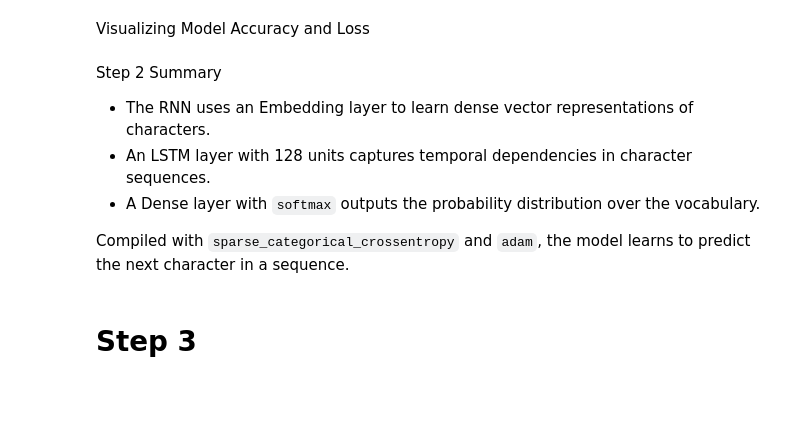
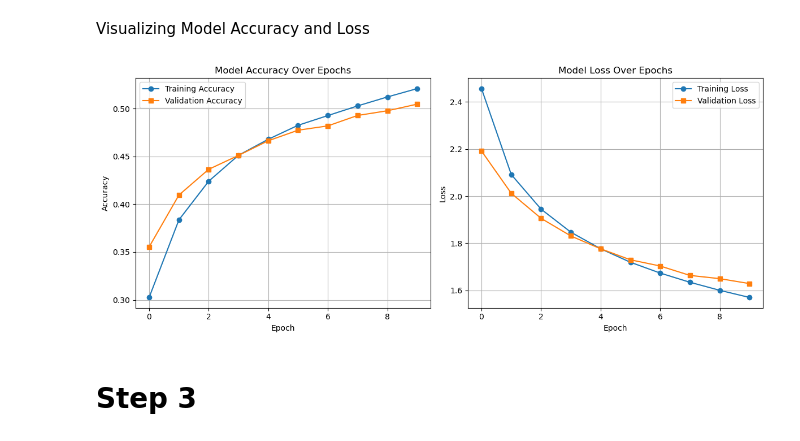
Before and after one commit to itoshiyanazawa/rnn_project, a Jupyter notebook: main.ipynb, the cells around one changed output. Saved outputs shown, nothing was run; the diff lists cells and outputs as text; code cells hidden in the pictures; blank space fills up the shorter version.

Commit message:
finished step 2

```diff
--- a/main.ipynb
+++ b/main.ipynb
@@ -190,11 +209,9 @@ Validation set shape: (1694006, 100)
 Training the Model
 # %%
 history = model.fit(
-    X_train, y_train,
-    validation_data=(X_val, y_val),
-    batch_size=128,
+    train_dataset,
     epochs=10,
-    verbose=1
+    validation_data=val_dataset
 )
 # %% [output]
 Epoch 1/10
@@ -202,33 +237,36 @@ Epoch 1/10
 # %% [markdown]
 Visualizing Model Accuracy and Loss
 # %%
-# Accuracy Plot
-plt.plot(history.history['accuracy'], label='Train Accuracy')
-plt.plot(history.history['val_accuracy'], label='Validation Accuracy')
-plt.title("Model Accuracy Over Epochs")
-plt.xlabel("Epoch")
-plt.ylabel("Accuracy")
+import matplotlib.pyplot as plt
+
+history_dict = history.history
+
+# Accuracy plot
+plt.figure(figsize=(12, 5))
+
+plt.subplot(1, 2, 1)
+plt.plot(history_dict['accuracy'], label='Training Accuracy', marker='o')
+plt.plot(history_dict['val_accuracy'], label='Validation Accuracy', marker='s')
+plt.title('Model Accuracy Over Epochs')
+plt.xlabel('Epoch')
+plt.ylabel('Accuracy')
 plt.legend()
 plt.grid(True)
-plt.show()
 
-# Loss Plot
-plt.plot(history.history['loss'], label='Train Loss')
-plt.plot(history.history['val_loss'], label='Validation Loss')
-plt.title("Model Loss Over Epochs")
-plt.xlabel("Epoch")
-plt.ylabel("Loss")
+# Loss plot
+plt.subplot(1, 2, 2)
+plt.plot(history_dict['loss'], label='Training Loss', marker='o')
+plt.plot(history_dict['val_loss'], label='Validation Loss', marker='s')
+plt.title('Model Loss Over Epochs')
+plt.xlabel('Epoch')
+plt.ylabel('Loss')
 plt.legend()
 plt.grid(True)
+
+plt.tight_layout()
 plt.show()
+# %% [output]
+[figure, added]
-# %% [markdown]
-Step 2 Summary
-
-- The RNN uses an Embedding layer to learn dense vector representations of characters.
-- An LSTM layer with 128 units captures temporal dependencies in character sequences.
-- A Dense layer with `softmax` outputs the probability distribution over the vocabulary.
-
-Compiled with `sparse_categorical_crossentropy` and `adam`, the model learns to predict the next character in a sequence.
 # %% [markdown]
 # Step 3
 # %% [markdown]
```
Also changed, not shown: parts of 5 cells of this notebook.
